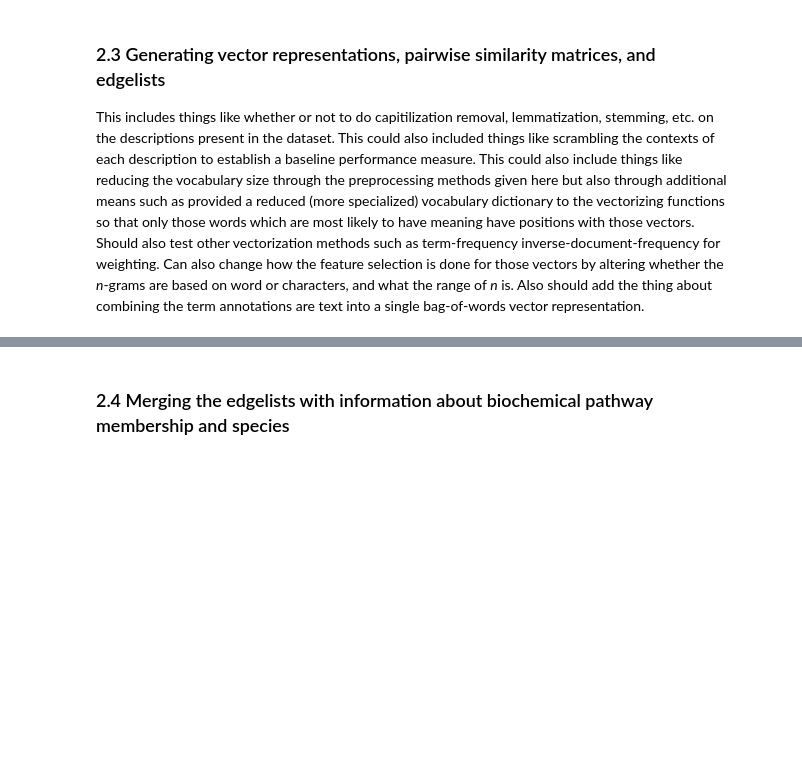
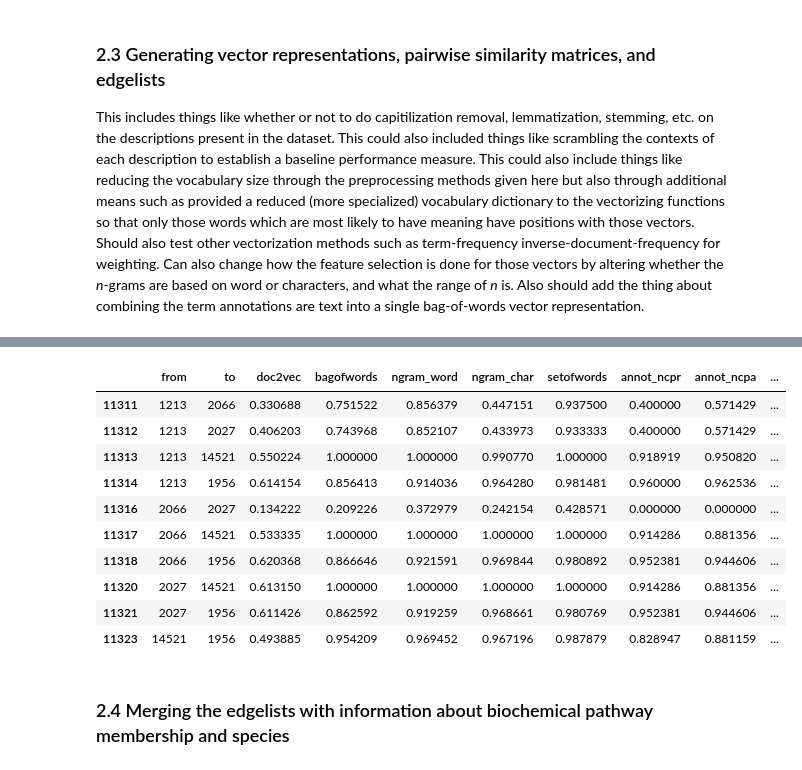
Before and after one commit to irbraun/plant-phenotypes-nlp, a Jupyter notebook: notebooks/analysis_part_2.ipynb, the cells around one changed output, grey strips where cells are left out. Saved outputs shown, nothing was run; the diff lists cells and outputs as text; code cells hidden in the pictures; blank space fills up the shorter version.

```diff
--- a/notebooks/analysis_part_2.ipynb
+++ b/notebooks/analysis_part_2.ipynb
@@ -65,10 +81,11 @@ os.mkdir(OUTPUT_DIR)
 The dataset can be loaded from an existing dataset object that was saved as a pickle, or csv files can be loaded directly into a new dataset object. Subsetting here is done so that only genes which are mapped to atleast one of the categories from whatever groupings are being used (such as biochemical pathways) are retained. Any other filtering to reduce the number of genes present in the dataset can be done at this point.
 # %%
 # Reading in the entire dataset, subsetting for species and desired annotation types.
-dataset = load_from_pickle("../data/pickles/full_dataset.pickle")
+dataset = load_from_pickle(dataset_filename)
 dataset.describe()
 dataset.collapse_by_all_gene_names()
 dataset.filter_has_description()
+dataset.filter_by_species("ath")
 dataset.describe()
 # %% [output]
 Number of rows in the dataframe: 47151
@@ -203,0 +213,38 @@ KeyboardInterrupt:
+# %%
+# Generating the pairwise edgelists for each method, multiprocessing verion.
+name_function_args_tuples = [
+    ("doc2vec", pairwise_doc2vec_onegroup, {"model":doc2vec_model, "object_dict":descriptions, "metric":"cosine"}),
+    ("bagofwords", pairwise_counting_onegroup, {"object_dict":descriptions, "metric":"cosine", "binary":False, "max_features":5000}),
+    ("ngram_word", pairwise_counting_onegroup, {"object_dict":descriptions, "metric":"cosine", "binary":False, "analyzer":"word", "ngram_range":(1,2), "max_features":5000}),
+    ("ngram_char", pairwise_counting_onegroup, {"object_dict":descriptions, "metric":"cosine", "binary":False, "analyzer":"char", "ngram_range":(4,6), "max_features":5000}),
+    ("setofwords", pairwise_counting_onegroup, {"object_dict":descriptions, "metric":"jaccard", "binary":True, "max_features":5000}),
+    ("annot_ncpr", pairwise_annotations_onegroup, {"annotations_dict":annotations_noblecoder_precise, "ontology":ontology, "binary":True, "metric":"jaccard"}),
+    ("annot_ncpa", pairwise_annotations_onegroup, {"annotations_dict":annotations_noblecoder_partial, "ontology":ontology, "binary":True, "metric":"jaccard"}),
+    ("word2vec_avg", pairwise_word2vec_onegroup, {"model":word2vec_model, "object_dict":descriptions, "metric":"cosine", "method":"mean"}),
+    ("word2vec_max", pairwise_word2vec_onegroup, {"model":word2vec_model, "object_dict":descriptions, "metric":"cosine", "method":"max"}),
+    ("bag_pubmed", pairwise_counting_onegroup, {"object_dict":descriptions, "metric":"cosine", "binary":False, "max_features":5000, "vocabulary":vocabulary_from_text}),
+    ("set_pubmed", pairwise_counting_onegroup, {"object_dict":descriptions, "metric":"cosine", "binary":True, "max_features":5000, "vocabulary":vocabulary_from_text}),
+    ("bag_ontvoc", pairwise_counting_onegroup, {"object_dict":descriptions, "metric":"cosine", "binary":False, "max_features":5000, "vocabulary":vocabulary_from_ontology}),
+    ("set_ontvoc", pairwise_counting_onegroup, {"object_dict":descriptions, "metric":"cosine", "binary":True, "max_features":5000, "vocabulary":vocabulary_from_ontology}),
+]
+# %%
+# Generate all of the similarity matrices in parallel.
+start_time_mp = time.perf_counter()
+pool = mp.Pool(mp.cpu_count())
+results = [pool.apply_async(function_wrapper_with_duration, args=(func, args)) for (name,func,args) in name_function_args_tuples]
+results = [result.get() for result in results]
+graphs = {tup[0]:result[0] for tup,result in zip(name_function_args_tuples,results)}
+durations = {tup[0]:result[1] for tup,result in zip(name_function_args_tuples,results)}
+pool.close()
+pool.join()
+total_time_mp = time.perf_counter()-start_time_mp
+
+# Reporting how long each matrix took to build and how much time parallel processing saved.
+print("Durations of generating each pairwise similarity matrix (hh:mm:ss)")
+print("-----------------------------------------------------------------")
+savings = total_time_mp/sum(durations.values())
+for (name,duration) in durations.items():
+    print("{:15} {}".format(name, to_hms(duration)))
+print("-----------------------------------------------------------------")
+print("{:15} {}".format("total", to_hms(sum(durations.values()))))
+print("{:15} {} ({:.2%} of single thread time)".format("multiprocess", to_hms(total_time_mp), savings))
@@ -204,10 +272,22 @@ KeyboardInterrupt:
 # %%
 # Merging all of the edgelist dataframes together.
 methods = list(graphs.keys())
 edgelists = {k:v.edgelist for k,v in graphs.items()}
 df = merge_edgelists(edgelists, default_value=0.000)
 df = remove_self_loops(df)
-df.tail(12)
+df.tail(10)
+# %% [output]
+|  | from | to | doc2vec | bagofwords | ngram_word | ngram_char | setofwords | annot_ncpr | annot_ncpa | ... |
+| 11311 | 1213 | 2066 | 0.330688 | 0.751522 | 0.856379 | 0.447151 | 0.937500 | 0.400000 | 0.571429 | ... |
+| 11312 | 1213 | 2027 | 0.406203 | 0.743968 | 0.852107 | 0.433973 | 0.933333 | 0.400000 | 0.571429 | ... |
+| 11313 | 1213 | 14521 | 0.550224 | 1.000000 | 1.000000 | 0.990770 | 1.000000 | 0.918919 | 0.950820 | ... |
+| 11314 | 1213 | 1956 | 0.614154 | 0.856413 | 0.914036 | 0.964280 | 0.981481 | 0.960000 | 0.962536 | ... |
+| 11316 | 2066 | 2027 | 0.134222 | 0.209226 | 0.372979 | 0.242154 | 0.428571 | 0.000000 | 0.000000 | ... |
+| 11317 | 2066 | 14521 | 0.533335 | 1.000000 | 1.000000 | 1.000000 | 1.000000 | 0.914286 | 0.881356 | ... |
+| 11318 | 2066 | 1956 | 0.620368 | 0.866646 | 0.921591 | 0.969844 | 0.980892 | 0.952381 | 0.944606 | ... |
+| 11320 | 2027 | 14521 | 0.613150 | 1.000000 | 1.000000 | 1.000000 | 1.000000 | 0.914286 | 0.881356 | ... |
+| 11321 | 2027 | 1956 | 0.611426 | 0.862592 | 0.919259 | 0.968661 | 0.980769 | 0.952381 | 0.944606 | ... |
+| 11323 | 14521 | 1956 | 0.493885 | 0.954209 | 0.969452 | 0.967196 | 0.987879 | 0.828947 | 0.881159 | ... |
 # %% [markdown]
 ### 2.4 Merging the edgelists with information about biochemical pathway membership and species
 # %%
```
Also changed, not shown: parts of 31 cells of this notebook, 2 other files.
